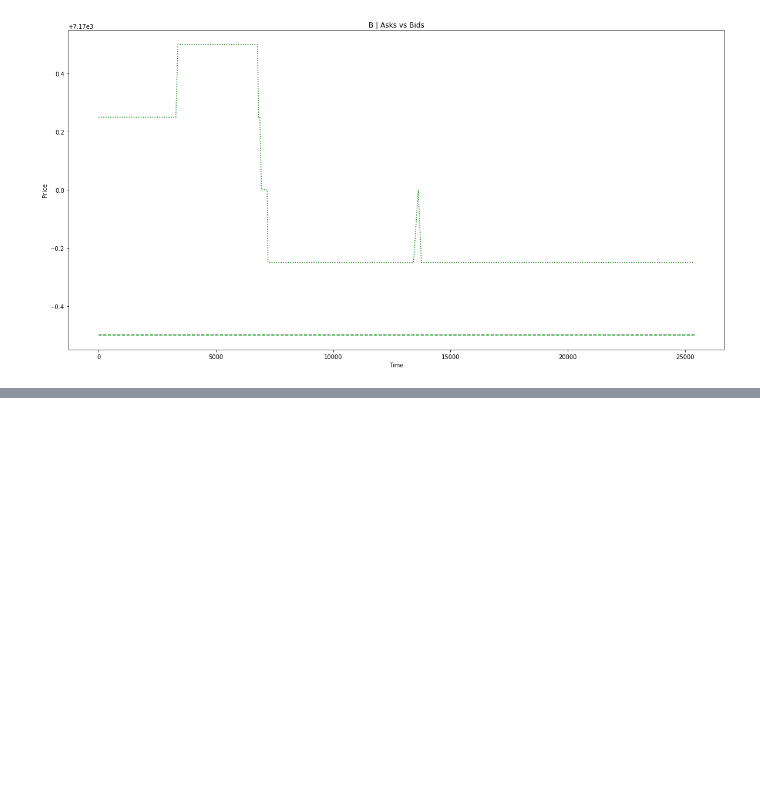
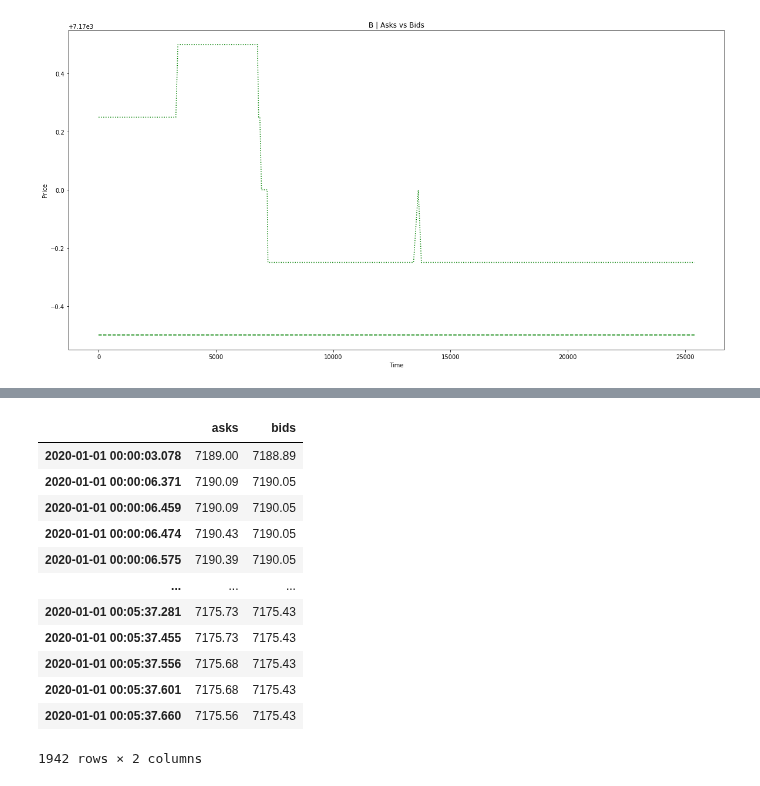
Before and after one commit to giladbarnea/scratches, a Jupyter notebook: efficient-frontier/home-task/algo-home-task/efficient_frontier_scratch.ipynb, the cells around one changed output, grey strips where cells are left out. Saved outputs shown, nothing was run; the diff lists cells and outputs as text; code cells hidden in the pictures; blank space fills up the shorter version.

```diff
--- a/efficient-frontier/home-task/algo-home-task/efficient_frontier_scratch.ipynb
+++ b/efficient-frontier/home-task/algo-home-task/efficient_frontier_scratch.ipynb
@@ -190,0 +202,16 @@ AttributeError: 'DataFrame' object has no attribute 'assetA'
+# %%
+assetA = df2.assetA.apply([asks, bids])
+# %% [output]
+|  | asks | bids |
+| 2020-01-01 00:00:03.078 | 7189.00 | 7188.89 |
+| 2020-01-01 00:00:06.371 | 7190.09 | 7190.05 |
+| 2020-01-01 00:00:06.459 | 7190.09 | 7190.05 |
+| 2020-01-01 00:00:06.474 | 7190.43 | 7190.05 |
+| 2020-01-01 00:00:06.575 | 7190.39 | 7190.05 |
+| ... | ... | ... |
+| 2020-01-01 00:05:37.281 | 7175.73 | 7175.43 |
+| 2020-01-01 00:05:37.455 | 7175.73 | 7175.43 |
+| 2020-01-01 00:05:37.556 | 7175.68 | 7175.43 |
+| 2020-01-01 00:05:37.601 | 7175.68 | 7175.43 |
+| 2020-01-01 00:05:37.660 | 7175.56 | 7175.43 |
+1942 rows × 2 columns
```
Also changed, not shown: parts of 7 cells of this notebook, 2 other files.
